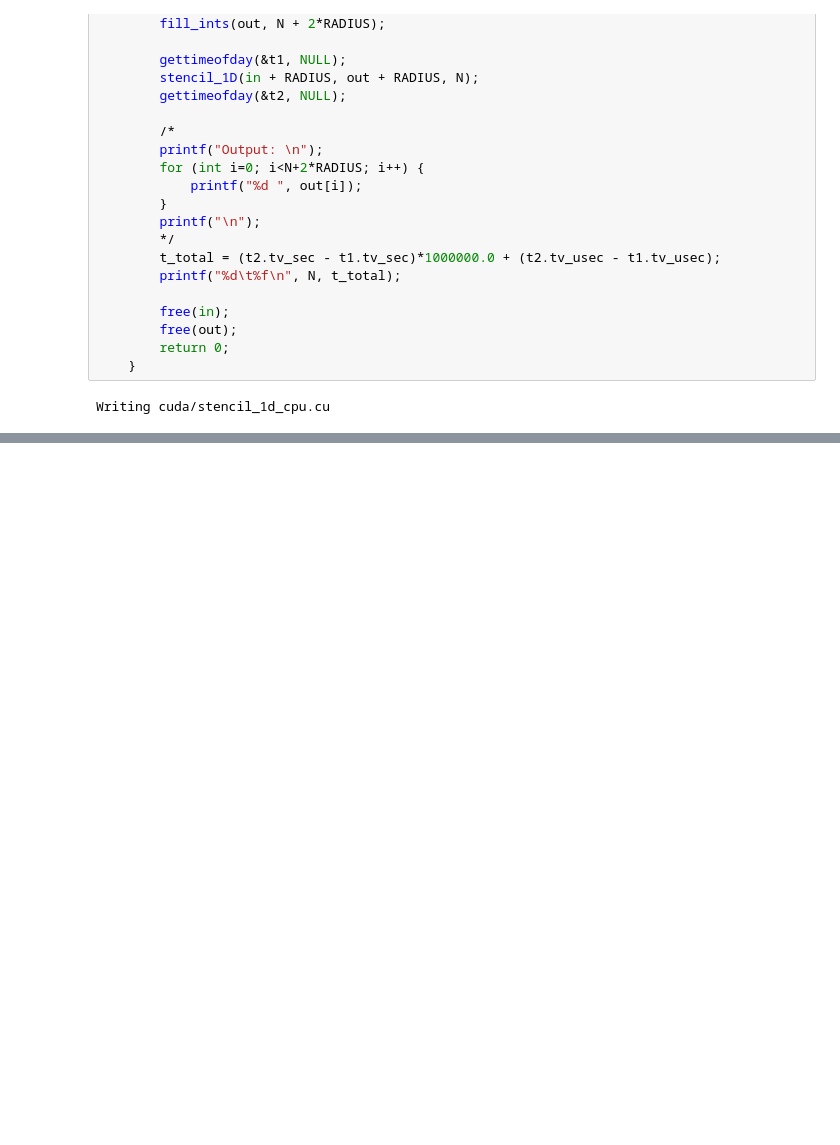
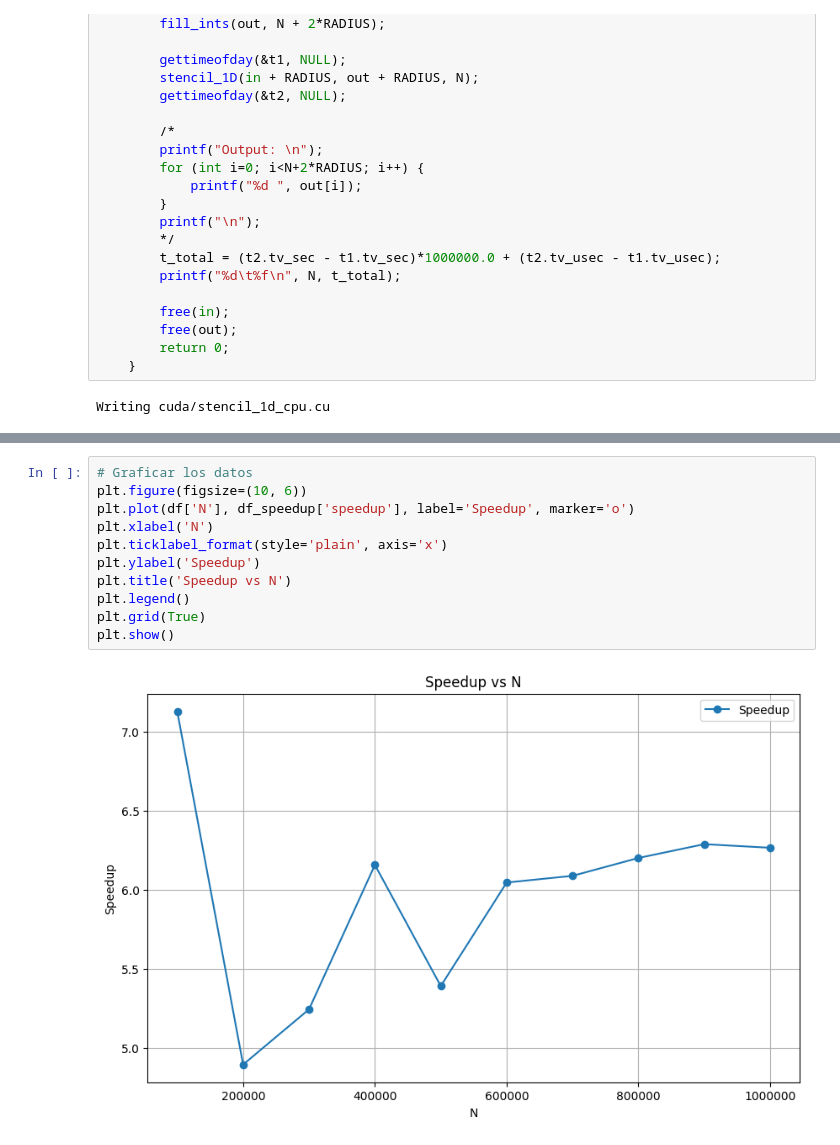
Before and after one commit to vpcano/CAP_P2, a Jupyter notebook: Ej1.ipynb, the cells around one changed output, grey strips where cells are left out. Saved outputs shown, nothing was run; the diff lists cells and outputs as text; blank space fills up the shorter version.

```diff
--- a/Ej1.ipynb
+++ b/Ej1.ipynb
@@ -179,0 +241,13 @@ Overwriting cuda/stencil_1d_gpu.cu
+# %%
+# Graficar los datos
+plt.figure(figsize=(10, 6))
+plt.plot(df['N'], df_speedup['speedup'], label='Speedup', marker='o')
+plt.xlabel('N')
+plt.ticklabel_format(style='plain', axis='x')
+plt.ylabel('Speedup')
+plt.title('Speedup vs N')
+plt.legend()
+plt.grid(True)
+plt.show()
+# %% [output]
+[figure, added]
```
Also changed, not shown: parts of 6 cells of this notebook.
